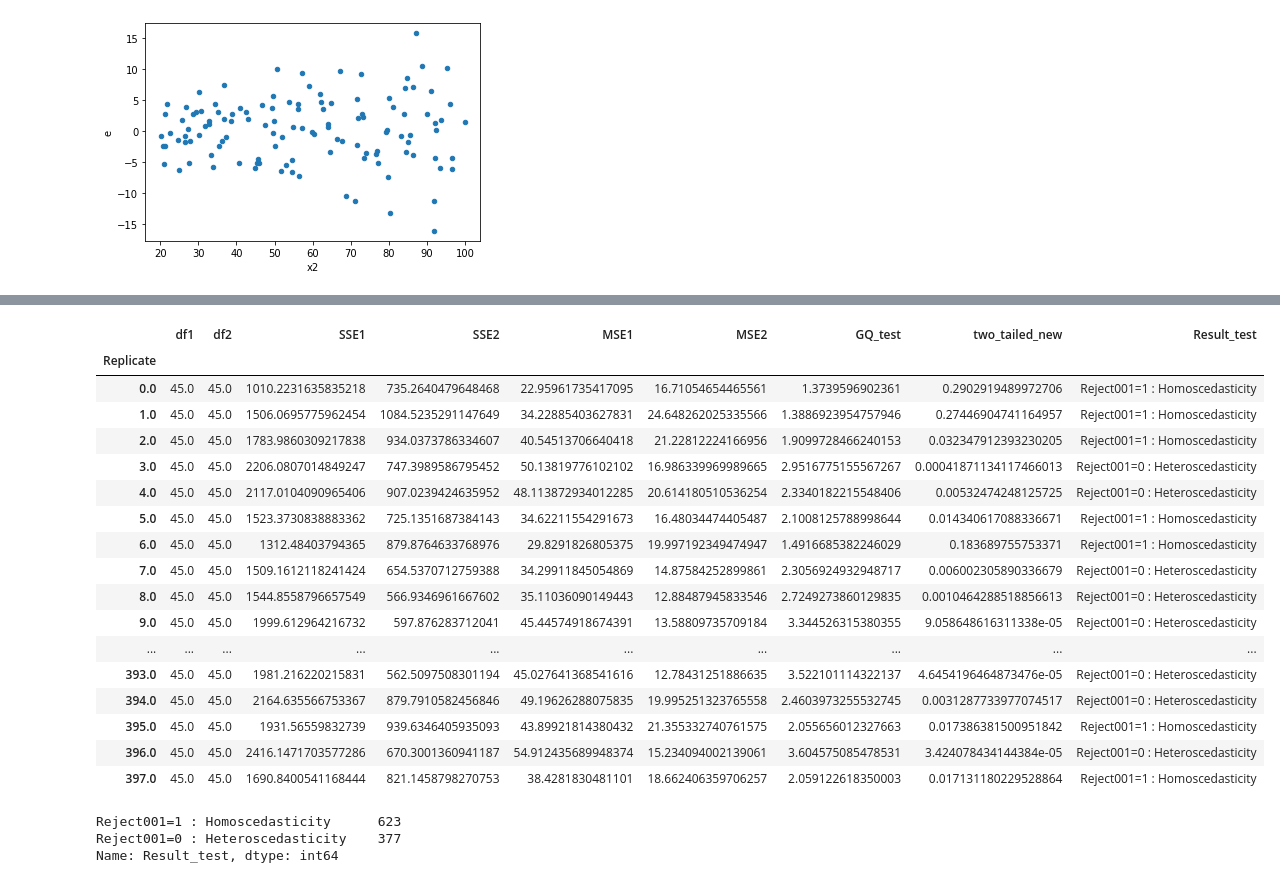
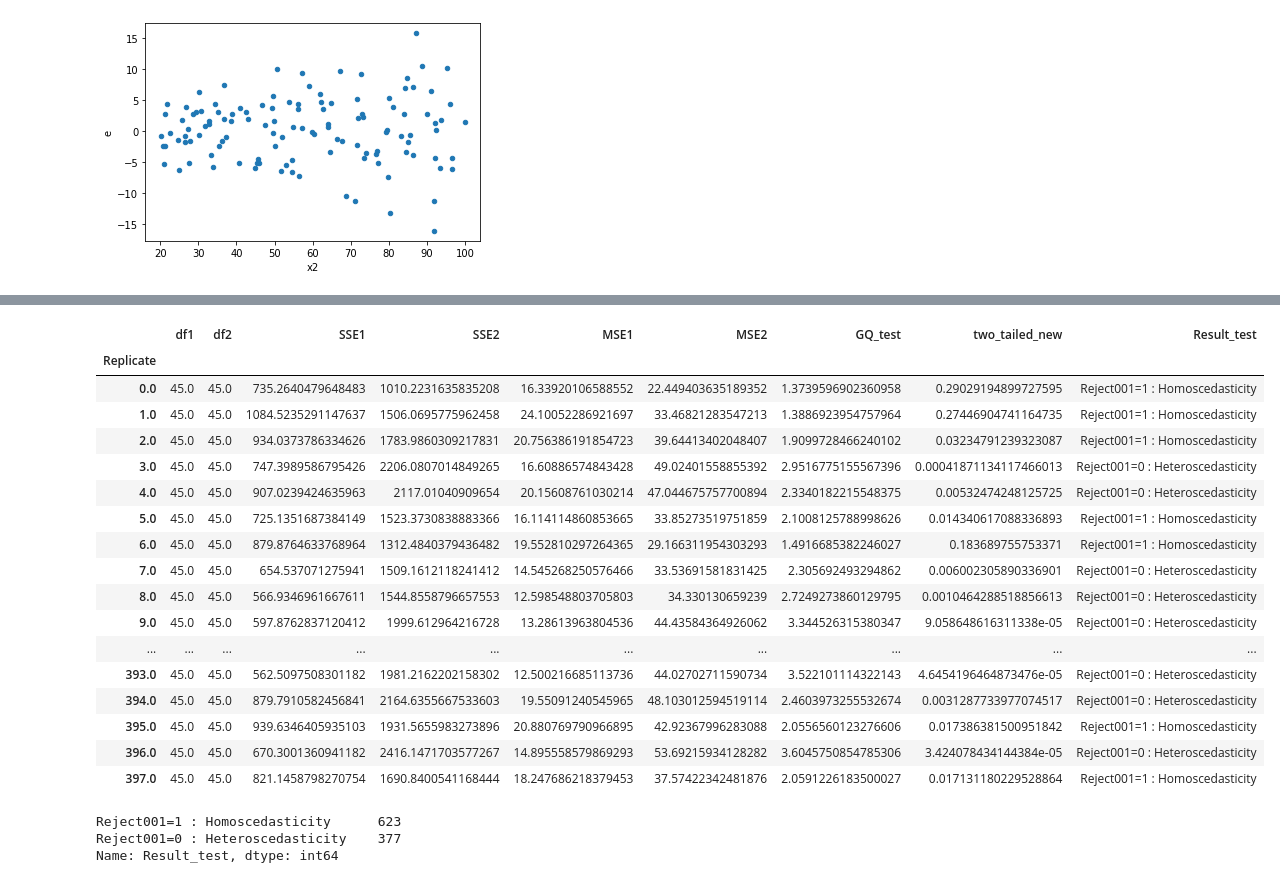
Before and after one commit to iam-fern/Generate_multiplication, a Jupyter notebook: GQtest_data_multi_delta_(0_8)_n120_01.ipynb, the cells around one changed output, grey strips where cells are left out. Cells and saved outputs as stored; diff of their text form; code cells hidden in the pictures.

```diff
--- a/GQtest_data_multi_delta_(0_8)_n120_01.ipynb
+++ b/GQtest_data_multi_delta_(0_8)_n120_01.ipynb
@@ -175,7 +176,6 @@ def get_result(run_replicate, percent_data):
     new_table_sort = new_table.sort_values('x2')
     new_table_sort.reset_index(inplace=True)
     new_table_sort.drop(['index'], axis=1, inplace=True)
-
 
     # แบ่งข้อมูลกลุ่มที่ 1
     table1 = new_table_sort.iloc[:int(percent_data*new_table_sort.shape[0]) , :]
@@ -189,8 +189,7 @@ def get_result(run_replicate, percent_data):
     # หาค่า df กลุ่ม 1
     DF1 = model1.df_resid + 1
     SSE1 = model1.ssr
-    MSE1 = model1.mse_resid
-
+    MSE1 = SSE1/DF1
 
     # แบ่งข้อมูลกลุ่มที่ 2
     table2 = new_table_sort.iloc[int((1-percent_data)*new_table_sort.shape[0]): , :]
@@ -204,23 +203,21 @@ def get_result(run_replicate, percent_data):
     # หาค่า df กลุ่ม 2
     DF2 = model2.df_resid + 1
     SSE2 = model2.ssr
-    MSE2 = model2.mse_resid
+    MSE2 = SSE2/DF2
 
     # ค่าสถิติทดสอบ
     GQ_test = (SSE2/DF2) / (SSE1/DF1)
-
 
     df2 = DF2
     df1 = DF1
 
     # คำนวณค่า p-value
-    # sf(x, dfn, dfd, loc=0, scale=1) : Survival function (also defined as 1 - cdf, but sf is sometimes more accurate)
+    # pdf(x, dfn, dfd, loc=0, scale=1) : Probability density function
     two_tailed = 2.0*(1.0-(ss.f.cdf(GQ_test, df2, df1)))
+    p_greater = ss.f.cdf(GQ_test, df2, df1)
+    p_less = 1.0-ss.f.cdf(GQ_test, df2, df1)
 
-    # pdf(x, dfn, dfd, loc=0, scale=1) : Probability density function
-    p_greater = ss.f.cdf(GQ_test, df2, df1)
-
-    return df2, df1, SSE2, SSE1, MSE2, MSE1, GQ_test, two_tailed, p_greater
+    return df1, df2, SSE1, SSE2, MSE1, MSE2, GQ_test, two_tailed, p_greater, p_less
 
 # สร้าง list ของ replicates
 list_replicate=list({i[0] for i in table.index})
@@ -236,13 +233,14 @@ list_MSE2=[]
 list_GQ_test=[]
 list_two_tailed=[]
 list_p_greater=[]
+list_p_less=[]
 
 # กำหนด % การแบ่งข้อมูล
 percent_data=0.4
 
 # ใช้ for loop สำหรับการ run ทุก replicates
 for run_replicate in list_replicate:
-    df1, df2, SSE1, SSE2, MSE1, MSE2, GQ_test, two_tailed, p_greater=get_result(run_replicate, percent_data)
+    df1, df2, SSE1, SSE2, MSE1, MSE2, GQ_test, two_tailed, p_greater, p_less=get_result(run_replicate, percent_data)
     list_df1.append(df1)
     list_SSE1.append(SSE1)
     list_df2.append(df2)
@@ -252,6 +250,7 @@ for run_replicate in list_replicate:
     list_GQ_test.append(GQ_test)
     list_two_tailed.append(two_tailed)
     list_p_greater.append(p_greater)
+    list_p_less.append(p_less)
 # %%
 # สร้างตารางผลลัพธ์
 alpha = 0.01
@@ -290,39 +289,41 @@ result.astype(str)
 # %%
 # สร้างตารางผลลัพธ์
 alpha = 0.01
 pd.set_option('display.max_rows', 1000)
 pd.set_option('display.max_columns', 1000)
 pd.set_option('display.width', 1000)
 result=pd.DataFrame({"Replicate":list_replicate, "df1":list_df1, "df2":list_df2, "SSE1":list_SSE1,
                      "SSE2":list_SSE2, "MSE1":list_MSE1, "MSE2":list_MSE2,
-                     "GQ_test":list_GQ_test, "two_tailed":list_two_tailed, "greater":list_p_greater})
+                     "GQ_test":list_GQ_test, "two_tailed":list_two_tailed, "greater":list_p_greater, "less":list_p_less})
 result.set_index(['Replicate'], inplace=True)
 
-result['two_tailed_new']=result[["two_tailed","greater"]].apply(lambda value: value[0] if value[0]<0.5 else 2*value[1], axis=1)
+result['two_tailed_new']=result[["two_tailed","greater","less"]].apply(lambda value: value[0] if value[0]<0.5 else (2*value[1] if value[1]<0.5 else 2*value[2]) , axis=1)
 result["Result_test"]=result["two_tailed_new"].apply(lambda p_value: 'Reject001=0 : Heteroscedasticity'
                                                                   if p_value < alpha else 'Reject001=1 : Homoscedasticity')
 #two_tailed_new_show=two_tailed_new.drop(columns="greater")
-result_show=result.drop(columns=["two_tailed", "greater"])
+result_show=result.drop(columns=["two_tailed", "greater", "less"])
 result_show.astype(str)
+
+#result.astype(str)
 # %% [output]
 |  | df1 | df2 | SSE1 | SSE2 | MSE1 | MSE2 | GQ_test | two_tailed_new | Result_test |
 | Replicate |  |  |  |  |  |  |  |  |  |
-| 0.0 | 45.0 | 45.0 | 1010.2231635835218 | 735.2640479648468 | 22.95961735417095 | 16.71054654465561 | 1.3739596902361 | 0.2902919489972706 | Reject001=1 : Homoscedasticity |
-| 1.0 | 45.0 | 45.0 | 1506.0695775962454 | 1084.5235291147649 | 34.22885403627831 | 24.648262025335566 | 1.3886923954757946 | 0.27446904741164957 | Reject001=1 : Homoscedasticity |
-| 2.0 | 45.0 | 45.0 | 1783.9860309217838 | 934.0373786334607 | 40.54513706640418 | 21.22812224166956 | 1.9099728466240153 | 0.032347912393230205 | Reject001=1 : Homoscedasticity |
-| 3.0 | 45.0 | 45.0 | 2206.0807014849247 | 747.3989586795452 | 50.13819776102102 | 16.986339969989665 | 2.9516775155567267 | 0.00041871134117466013 | Reject001=0 : Heteroscedasticity |
-| 4.0 | 45.0 | 45.0 | 2117.0104090965406 | 907.0239424635952 | 48.113872934012285 | 20.614180510536254 | 2.3340182215548406 | 0.00532474248125725 | Reject001=0 : Heteroscedasticity |
-| 5.0 | 45.0 | 45.0 | 1523.3730838883362 | 725.1351687384143 | 34.62211554291673 | 16.48034474405487 | 2.1008125788998644 | 0.014340617088336671 | Reject001=1 : Homoscedasticity |
-| 6.0 | 45.0 | 45.0 | 1312.48403794365 | 879.8764633768976 | 29.8291826805375 | 19.997192349474947 | 1.4916685382246029 | 0.183689755753371 | Reject001=1 : Homoscedasticity |
-| 7.0 | 45.0 | 45.0 | 1509.1612118241424 | 654.5370712759388 | 34.29911845054869 | 14.87584252899861 | 2.3056924932948717 | 0.006002305890336679 | Reject001=0 : Heteroscedasticity |
-| 8.0 | 45.0 | 45.0 | 1544.8558796657549 | 566.9346961667602 | 35.11036090149443 | 12.88487945833546 | 2.7249273860129835 | 0.0010464288518856613 | Reject001=0 : Heteroscedasticity |
-| 9.0 | 45.0 | 45.0 | 1999.612964216732 | 597.876283712041 | 45.44574918674391 | 13.58809735709184 | 3.344526315380355 | 9.058648616311338e-05 | Reject001=0 : Heteroscedasticity |
+| 0.0 | 45.0 | 45.0 | 735.2640479648483 | 1010.2231635835208 | 16.33920106588552 | 22.449403635189352 | 1.3739596902360958 | 0.29029194899727595 | Reject001=1 : Homoscedasticity |
+| 1.0 | 45.0 | 45.0 | 1084.5235291147637 | 1506.0695775962458 | 24.10052286921697 | 33.46821283547213 | 1.3886923954757964 | 0.27446904741164735 | Reject001=1 : Homoscedasticity |
+| 2.0 | 45.0 | 45.0 | 934.0373786334626 | 1783.9860309217831 | 20.756386191854723 | 39.64413402048407 | 1.9099728466240102 | 0.03234791239323087 | Reject001=1 : Homoscedasticity |
+| 3.0 | 45.0 | 45.0 | 747.3989586795426 | 2206.0807014849265 | 16.60886574843428 | 49.02401558855392 | 2.9516775155567396 | 0.00041871134117466013 | Reject001=0 : Heteroscedasticity |
+| 4.0 | 45.0 | 45.0 | 907.0239424635963 | 2117.01040909654 | 20.15608761030214 | 47.044675757700894 | 2.3340182215548375 | 0.00532474248125725 | Reject001=0 : Heteroscedasticity |
+| 5.0 | 45.0 | 45.0 | 725.1351687384149 | 1523.3730838883366 | 16.114114860853665 | 33.85273519751859 | 2.1008125788998626 | 0.014340617088336893 | Reject001=1 : Homoscedasticity |
+| 6.0 | 45.0 | 45.0 | 879.8764633768964 | 1312.4840379436482 | 19.552810297264365 | 29.166311954303293 | 1.4916685382246027 | 0.183689755753371 | Reject001=1 : Homoscedasticity |
+| 7.0 | 45.0 | 45.0 | 654.537071275941 | 1509.1612118241412 | 14.545268250576466 | 33.53691581831425 | 2.305692493294862 | 0.006002305890336901 | Reject001=0 : Heteroscedasticity |
+| 8.0 | 45.0 | 45.0 | 566.9346961667611 | 1544.8558796657553 | 12.598548803705803 | 34.330130659239 | 2.7249273860129795 | 0.0010464288518856613 | Reject001=0 : Heteroscedasticity |
+| 9.0 | 45.0 | 45.0 | 597.8762837120412 | 1999.612964216728 | 13.28613963804536 | 44.43584364926062 | 3.344526315380347 | 9.058648616311338e-05 | Reject001=0 : Heteroscedasticity |
 | ... | ... | ... | ... | ... | ... | ... | ... | ... | ... |
-| 393.0 | 45.0 | 45.0 | 1981.216220215831 | 562.5097508301194 | 45.027641368541616 | 12.78431251886635 | 3.522101114322137 | 4.6454196464873476e-05 | Reject001=0 : Heteroscedasticity |
-| 394.0 | 45.0 | 45.0 | 2164.635566753367 | 879.7910582456846 | 49.19626288075835 | 19.995251323765558 | 2.4603973255532745 | 0.0031287733977074517 | Reject001=0 : Heteroscedasticity |
-| 395.0 | 45.0 | 45.0 | 1931.56559832739 | 939.6346405935093 | 43.89921814380432 | 21.355332740761575 | 2.055656012327663 | 0.017386381500951842 | Reject001=1 : Homoscedasticity |
-| 396.0 | 45.0 | 45.0 | 2416.1471703577286 | 670.3001360941187 | 54.912435689948374 | 15.234094002139061 | 3.604575085478531 | 3.424078434144384e-05 | Reject001=0 : Heteroscedasticity |
-| 397.0 | 45.0 | 45.0 | 1690.8400541168444 | 821.1458798270753 | 38.4281830481101 | 18.662406359706257 | 2.059122618350003 | 0.017131180229528864 | Reject001=1 : Homoscedasticity |
+| 393.0 | 45.0 | 45.0 | 562.5097508301182 | 1981.2162202158302 | 12.500216685113736 | 44.02702711590734 | 3.522101114322143 | 4.6454196464873476e-05 | Reject001=0 : Heteroscedasticity |
+| 394.0 | 45.0 | 45.0 | 879.7910582456841 | 2164.6355667533603 | 19.55091240545965 | 48.103012594519114 | 2.4603973255532674 | 0.0031287733977074517 | Reject001=0 : Heteroscedasticity |
+| 395.0 | 45.0 | 45.0 | 939.6346405935103 | 1931.5655983273896 | 20.880769790966895 | 42.92367996283088 | 2.0556560123276606 | 0.017386381500951842 | Reject001=1 : Homoscedasticity |
+| 396.0 | 45.0 | 45.0 | 670.3001360941182 | 2416.1471703577267 | 14.895558579869293 | 53.69215934128282 | 3.6045750854785306 | 3.424078434144384e-05 | Reject001=0 : Heteroscedasticity |
+| 397.0 | 45.0 | 45.0 | 821.1458798270754 | 1690.8400541168444 | 18.247686218379453 | 37.57422342481876 | 2.0591226183500027 | 0.017131180229528864 | Reject001=1 : Homoscedasticity |
 # %%
 result_show['Result_test'].value_counts()
 # %% [output]
```
Also changed, not shown: parts of 2 cells of this notebook.
